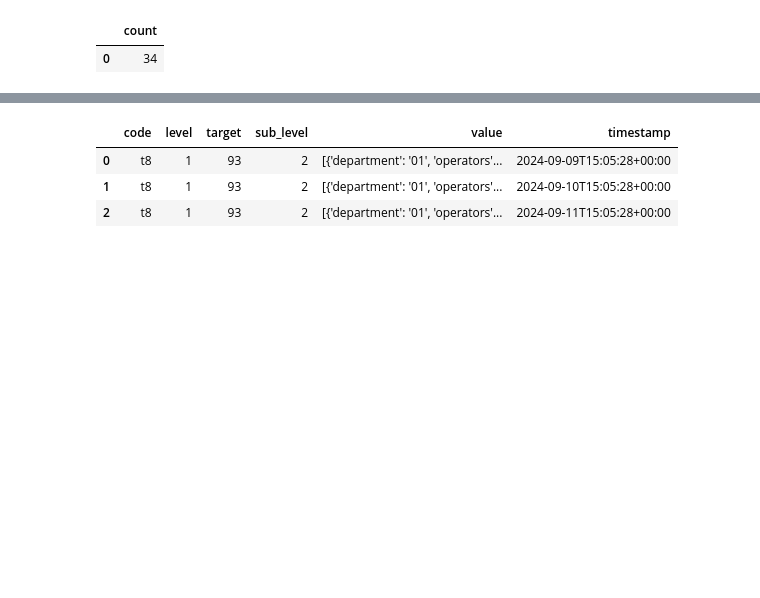
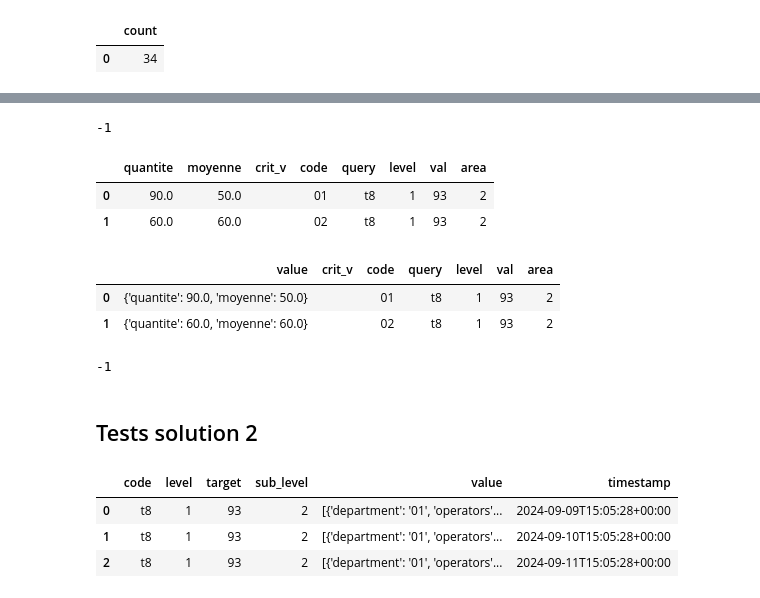
Before and after one commit to loco-philippe/IRVE, a Jupyter notebook: _sources/files/tests_historisation.ipynb, the cells around one changed output, grey strips where cells are left out. Saved outputs shown, nothing was run; the diff lists cells and outputs as text; code cells hidden in the pictures; blank space fills up the shorter version.

```diff
--- a/_sources/files/tests_historisation.ipynb
+++ b/_sources/files/tests_historisation.ipynb
@@ -128,3 +150,49 @@ t1_m_02_75
+# %%
+dtype_1_bis = {'value': dialects.postgresql.JSONB, 'crit_v': types.TEXT, 'code': types.TEXT, 'query': types.TEXT, 'level': types.SMALLINT, 'val': types.TEXT, 'area': types.SMALLINT,
+        'timestamp': types.TIMESTAMP}
+quotidien_1_bis.to_sql("quotidien_1_bis", engine, if_exists="replace", dtype=dtype_1_bis)
+# %% [output]
+-1
+# %%
+# passage de la table 'quotidien' à la table 'mensuel'
+
+query = """
+SELECT
+  SUM((value->>'quantite')::float) AS quantite,
+  SUM(((value->>'moyenne')::float) * (value->>'quantite')::float) / SUM((value->>'quantite')::float) AS moyenne,
+  crit_v,  code, query,  level,  val,  area
+FROM
+  quotidien_1_bis
+GROUP BY
+  crit_v,  code, query,  level,  val,  area
+ORDER BY
+  query,  level,  val,  area
+"""
+
+with engine.connect() as conn:
+    mensuel = pd.read_sql_query(query, conn)
+
+mensuel.to_sql('mensuel_1_bis', engine, if_exists='replace', index=False)
+
+mensuel
+# %% [output]
+|  | quantite | moyenne | crit_v | code | query | level | val | area |
+| 0 | 90.0 | 50.0 |  | 01 | t8 | 1 | 93 | 2 |
+| 1 | 60.0 | 60.0 |  | 02 | t8 | 1 | 93 | 2 |
+# %%
+mensuel['value'] = pd.Series([{'quantite': quantite, 'moyenne': moyenne} for quantite, moyenne in zip(mensuel['quantite'], mensuel['moyenne'])])
+mensuel_1_bis = mensuel.loc[:, ['value', 'crit_v', 'code', 'query', 'level',  'val',  'area']]
+mensuel_1_bis
+# %% [output]
+|  | value | crit_v | code | query | level | val | area |
+| 0 | {'quantite': 90.0, 'moyenne': 50.0} |  | 01 | t8 | 1 | 93 | 2 |
+| 1 | {'quantite': 60.0, 'moyenne': 60.0} |  | 02 | t8 | 1 | 93 | 2 |
+# %%
+mensuel_1_bis.to_sql('mensuel_1_bis', engine, if_exists='replace', index=False, dtype=dtype_1_bis)
+# %% [output]
+-1
+# %% [markdown]
+## Tests solution 2
 # %%
 import json
 # %%
```
Also changed, not shown: parts of 13 cells of this notebook, 7 other files.
